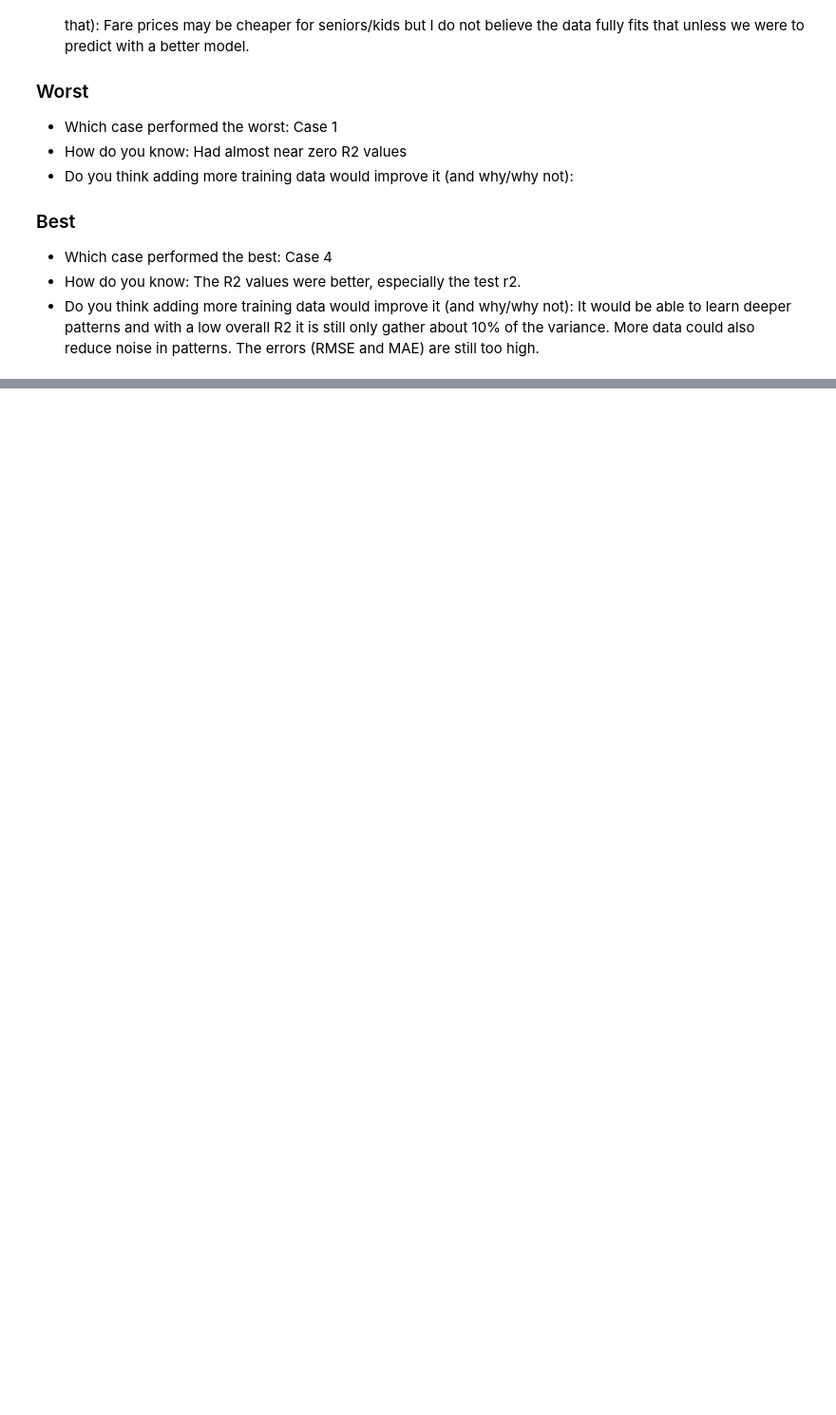
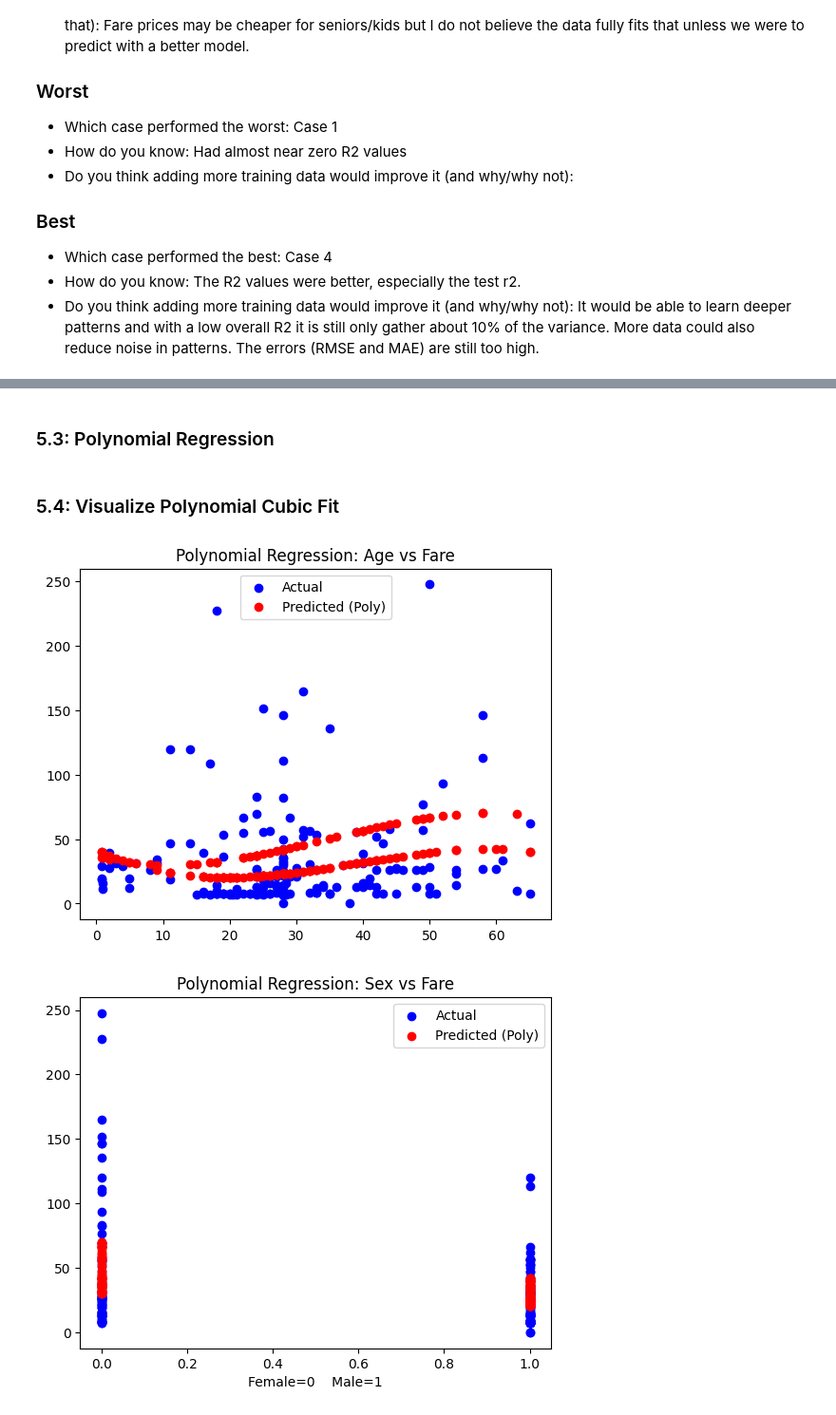
Before and after one commit to ClaytonSeabaughGH/applied-ml-seabaugh, a Jupyter notebook: lab04/ml04_seabaugh.ipynb, the cells around one changed output, grey strips where cells are left out. Shown: that part at 95% size. Cells and saved outputs as stored; diff of their text form; code cells hidden in the pictures; blank space fills up the shorter version.

Commit message:
finished 5.4 models. working on reflection

```diff
--- a/lab04/ml04_seabaugh.ipynb
+++ b/lab04/ml04_seabaugh.ipynb
@@ -177,0 +183,4 @@ Case 4: Test MAE: 24.570912359192643
+# %%
+ridge_model = Ridge(alpha=1.0)
+ridge_model.fit(X4_train, y4_train)
+y_pred_ridge = ridge_model.predict(X4_test)
@@ -177,0 +189,34 @@ Case 4: Test MAE: 24.570912359192643
+# %%
+elastic_model = ElasticNet(alpha=0.3, l1_ratio=0.5)
+elastic_model.fit(X4_train, y4_train)
+y_pred_elastic = elastic_model.predict(X4_test)
+# %% [markdown]
+### 5.3: Polynomial Regression
+# %%
+# Set up the poly inputs
+poly = PolynomialFeatures(degree=3)
+X_train_poly = poly.fit_transform(X4_train)
+X_test_poly = poly.transform(X4_test)
+# %%
+# Use the poly inputs in the LR model
+poly_model = LinearRegression()
+poly_model.fit(X_train_poly, y4_train)
+y_pred_poly = poly_model.predict(X_test_poly)
+# %% [markdown]
+### 5.4: Visualize Polynomial Cubic Fit
+# %%
+plt.scatter(X4_test['age'], y4_test, color='blue', label='Actual')
+plt.scatter(X4_test['age'], y_pred_poly, color='red', label='Predicted (Poly)')
+plt.legend()
+plt.title("Polynomial Regression: Age vs Fare")
+plt.show()
+
+plt.scatter(X4_test['sex_encoded'], y4_test, color='blue', label='Actual')
+plt.scatter(X4_test['sex_encoded'], y_pred_poly, color='red', label='Predicted (Poly)')
+plt.legend()
+plt.xlabel("Female=0    Male=1")
+plt.title("Polynomial Regression: Sex vs Fare")
+plt.show()
+# %% [output]
+[figure, added]
+[figure, added]
```
Also changed, not shown: parts of 4 cells of this notebook.
